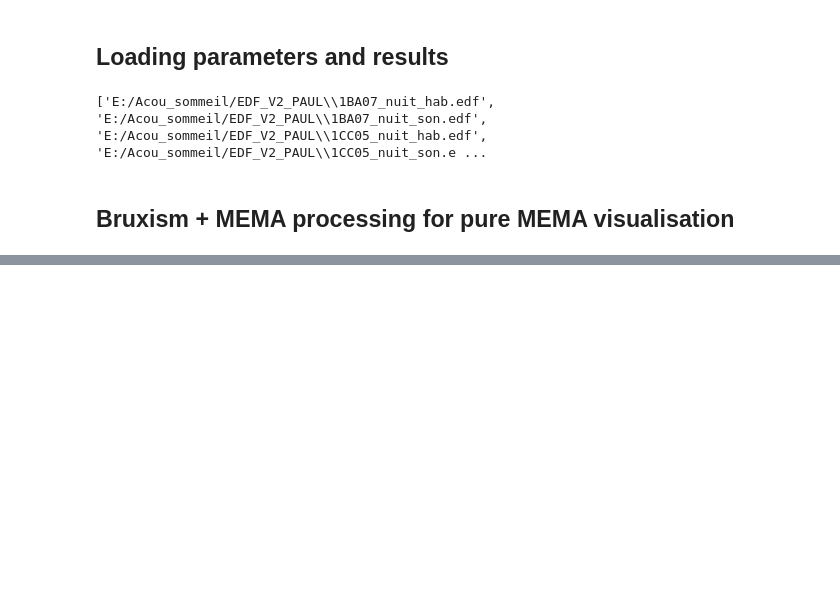
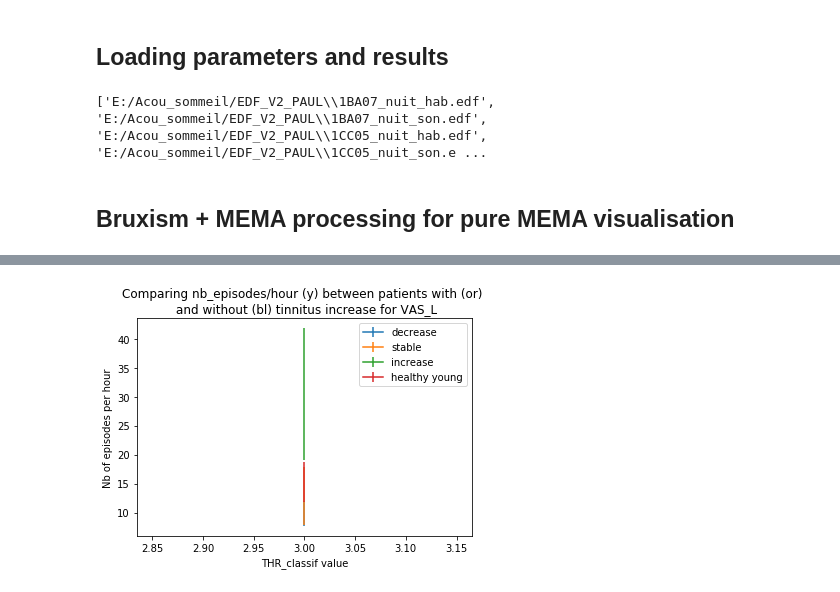
Before and after one commit to lkorczowski/Tinnitus-n-Sleep, a Jupyter notebook: notebooks/Bruxism_and_MEMA_combine.ipynb, the cells around one changed output, grey strips where cells are left out. Cells and saved outputs as stored; diff of their text form; code cells hidden in the pictures; blank space fills up the shorter version.

```diff
--- a/notebooks/Bruxism_and_MEMA_combine.ipynb
+++ b/notebooks/Bruxism_and_MEMA_combine.ipynb
@@ -232,0 +282,4 @@ Text(0.5, 1, 'E:/Acou_sommeil/EDF_V2_PAUL\\1GB19_nuit_hab.edf')
+# %%
+#Here replace with the metric to analyse
+results = results_MEMA_pure
+THR_classif = results[list(results.keys())[0]]["THR_classif"]
@@ -232,0 +471,78 @@ Text(0.5, 1, 'E:/Acou_sommeil/EDF_V2_PAUL\\1GB19_nuit_hab.edf')
+# %%
+#Preparing values for correlation scatter plots
+scat=[[] for i in range(len(THR_classif))]  #scatter plots with absolute values
+pourc_scat=[[] for i in range(len(THR_classif))]  #scatter plots with percentages values
+
+
+augm=[[] for i in range(len(THR_classif))]  #patients with tinnitus increase
+stable=[[] for i in range(len(THR_classif))] #patients with stable or decreasing tinnitus
+for elm in evol_VAS_L:
+    for i in range(len(get_scores)):
+     if not to_suppress.__contains__(elm[0]):
+        if elm[0]==get_scores[i][0]:
+
+            #For correlation scatter plots
+            for j in range(len(THR_classif)):
+                #getting points [abs evolution masking volume ; coreesponding nb_episode/hour]
+                scat[j].append([elm[-2], get_scores[i][1][j]])
+
+                    #getting points [% evolution masking volume ; coreesponding nb_episode/hour]
+                pourc_scat[j].append([elm[-1], get_scores[i][1][j]])
+
+            if (elm[2]>0.1):
+                for j in range(len(THR_classif)):
+                    augm[j].append(get_scores[i][1][j])
+            else:
+                if (elm[2]<-0.1):
+                    for j in range(len(THR_classif)):
+                        decrease[j].append(get_scores[i][1][j])
+                else:
+                    for j in range(len(THR_classif)):
+                        stable[j].append(get_scores[i][1][j])
+
+scores_sains=[[] for i in range(len(THR_classif))]
+for elm in get_scores:
+    if patients_sains.__contains__(elm[0]):
+        for j in range(len(THR_classif)):
+            scores_sains[j].append(elm[1][j])
+scores_sains_m=[]
+scores_sains_std=[]
+for elm in scores_sains:
+    scores_sains_m.append(np.mean(elm))
+    scores_sains_std.append(np.std(elm))
+
+#Calculating mean and standard deviation for all THR_classif values
+augm_m=[]
+augm_std=[]
+stable_m=[]
+stable_std=[]
+decrease_m=[]
+decrease_std=[]
+for elm in augm:
+    augm_m.append(np.mean(elm))
+    augm_std.append(np.std(elm))
+for elm in stable:
+    stable_m.append(np.mean(elm))
+    stable_std.append(np.std(elm))
+for elm in decrease:
+    decrease_m.append(np.mean(elm))
+    decrease_std.append(np.std(elm))
+
+print("Nb_patients in each group : ")
+print("Tinnitus increase : " + str(len(augm[0])))
+print("Tinnitus stable : " + str(len(stable[0])))
+print("tinnitus decrease : " + str(len(decrease[0])))
+print("Healthy subjects : " + str(len(scores_sains[0])))
+
+
+#Displaying
+plt.figure()
+plt.errorbar([i+3 for i in range(len(THR_classif))],decrease_m, decrease_std, label = "decrease")
+plt.errorbar([i+3 for i in range(len(THR_classif))],stable_m, stable_std, label = "stable")
+plt.errorbar([i+3 for i in range(len(THR_classif))], augm_m, augm_std, label = "increase")
+plt.errorbar([i+3 for i in range(len(THR_classif))], scores_sains_m, scores_sains_std, label = "healthy young")
+plt.title("Comparing nb_episodes/hour (y) between patients with (or) \n and without (bl) tinnitus increase for VAS_L" )
+plt.xlabel('THR_classif value')
+plt.ylabel('Nb of episodes per hour')
+plt.legend()
+# %% [output]
@@ -232,0 +555 @@ Text(0.5, 1, 'E:/Acou_sommeil/EDF_V2_PAUL\\1GB19_nuit_hab.edf')
+[figure, added]
```
Also changed, not shown: parts of 20 cells of this notebook, 5 other files.
